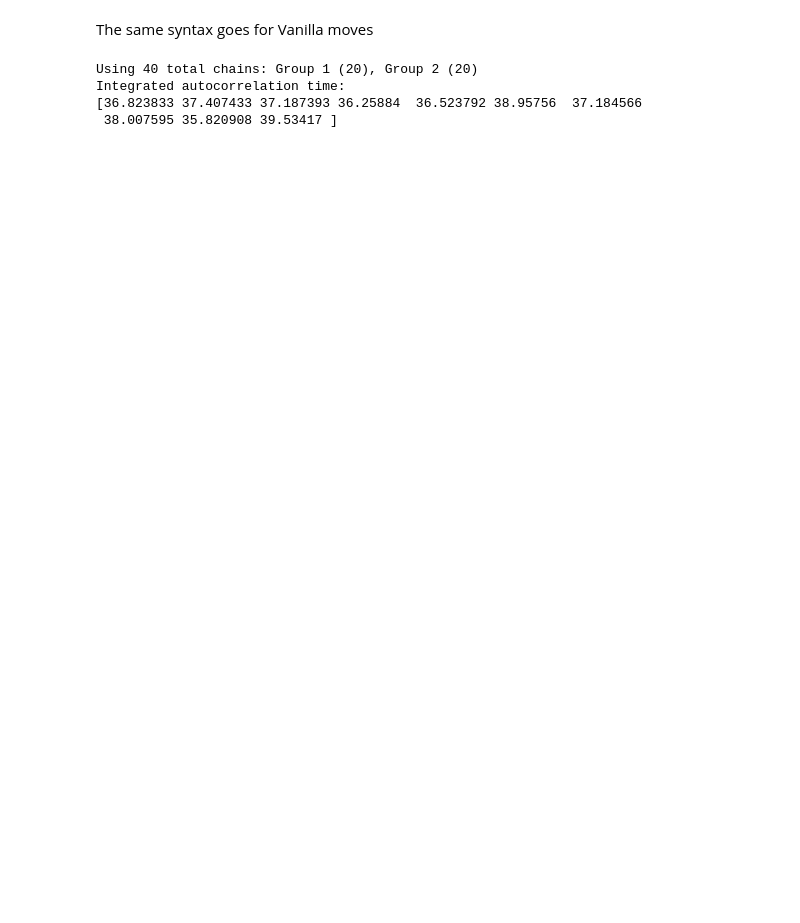
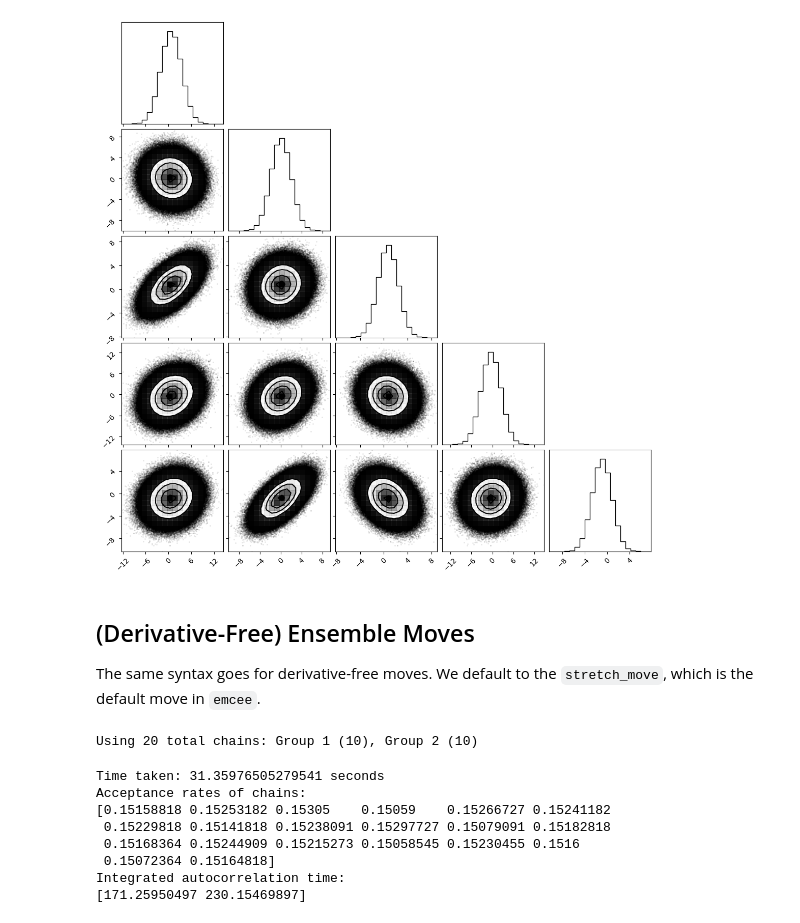
Before and after one commit to clarkmiyamoto/h-emcee, a Jupyter notebook: docs/tutorials/moves.ipynb, the cells around one changed output. Saved outputs shown, nothing was run; the diff lists cells and outputs as text; code cells hidden in the pictures; blank space fills up the shorter version.

```diff
--- a/docs/tutorials/moves.ipynb
+++ b/docs/tutorials/moves.ipynb
@@ -8,5 +12,12 @@ We find the best performance with the `walk_move` in both the Hamiltonian and Va
 # %%
 import hemcee
+
 import jax
 import jax.numpy as jnp
+jax.config.update("jax_enable_x64", True)
+
+import numpy as np
+
+import time
+import corner
 # %% [markdown]
@@ -14,9 +25,12 @@ Here we make a test example, a highly skewed Gaussian
 # %%
-from hemcee.tests.distribution import make_gaussian_skewed
+from hemcee.tests.distribution import make_gaussian_skewed, make_rosenbrock, make_allen_cahn
+key = jax.random.PRNGKey(1)
+dim = 5
 
-key = jax.random.PRNGKey(0)
-dim = 10
-cond_number = 1000
+total_chains = dim * 6
 
+cond_number = 100
 log_prob = make_gaussian_skewed(key, dim, cond_number)
+# log_prob = make_rosenbrock(key)
+# log_prob = make_allen_cahn(lattice_spacing=0.01)
 # %% [markdown]
@@ -25,24 +40,32 @@ Here's your options for Hamiltonian moves, and how to change them!
 from hemcee.moves.hamiltonian.hmc_walk import hmc_walk_move
 from hemcee.moves.hamiltonian.hmc_side import hmc_side_move
 # %%
-total_chains = dim * 4
-
 sampler = hemcee.HamiltonianEnsembleSampler(
     total_chains= total_chains,
     dim=dim,
     log_prob=log_prob,
-    move=hmc_walk_move # <- Plug and play different moves here!
+    move=hmc_walk_move, # <- Plug and play different moves here!
+    L=10,
+    step_size=0.1,
 )
 
 keys = jax.random.split(key, 2)
 inital_states = jax.random.normal(keys[0], shape=(total_chains, dim))
 
+start = time.time()
 samples = sampler.run_mcmc(
     key=keys[1],
     initial_state=inital_states,
     num_samples=10**5,
     warmup=10**5,
+    show_progress=True,
 )
+end = time.time()
+
+### Metrics
+print(f"Time taken: {end - start} seconds")
+print('Acceptance rates of chains:')
+print(sampler.diagnostics_main['acceptance_rate'])
 
 # You can compare the performance of different moves
 # by computing the integrated autocorrelation time
@@ -57,3 +89,8 @@ Integrated autocorrelation time:
+# %%
+_ = corner.corner(np.array(samples).reshape(-1, dim),)
+# %% [output]
+[figure, added]
 # %% [markdown]
-The same syntax goes for Vanilla moves
+## (Derivative-Free) Ensemble Moves
+The same syntax goes for derivative-free moves. We default to the `stretch_move`, which is the default move in `emcee`.
 # %%
@@ -65,24 +102,40 @@ sampler = hemcee.EnsembleSampler(
     total_chains=total_chains,
     dim=dim,
     log_prob=log_prob,
-    move=walk_move # <- Plug and play different moves here!
+    move=side_move # <- Plug and play different moves here!
 )
 
 keys = jax.random.split(key, 2)
 inital_states = jax.random.normal(keys[0], shape=(total_chains, dim))
 
+start = time.time()
 samples = sampler.run_mcmc(
     key=keys[1],
     initial_state=inital_states,
     num_samples=10**5,
-    warmup=10**5,
+    warmup=10**6,
+    thin_by=1,
+    show_progress=True,
 )
+end = time.time()
 
+
+### Metrics
+print(f"Time taken: {end - start} seconds")
+
+print('Acceptance rates of chains:')
+print(sampler.diagnostics_main['acceptance_rate'])
+
+print('Integrated autocorrelation time:')
 tau = hemcee.autocorr.integrated_time(samples)
-print('Integrated autocorrelation time:')
 print(tau)
 # %% [output]
-Using 40 total chains: Group 1 (20), Group 2 (20)
-Integrated autocorrelation time:
-[36.823833 37.407433 37.187393 36.25884  36.523792 38.95756  37.184566
- 38.007595 35.820908 39.53417 ]
+Using 20 total chains: Group 1 (10), Group 2 (10)
+Time taken: 31.35976505279541 seconds
+Acceptance rates of chains:
+[0.15158818 0.15253182 0.15305    0.15059    0.15266727 0.15241182
+ 0.15229818 0.15141818 0.15238091 0.15297727 0.15079091 0.15182818
+ 0.15168364 0.15244909 0.15215273 0.15058545 0.15230455 0.1516
+ 0.15072364 0.15164818]
+Integrated autocorrelation time:
+[171.25950497 230.15469897]
```
Also changed, not shown: parts of 9 cells of this notebook, 7 other files.
